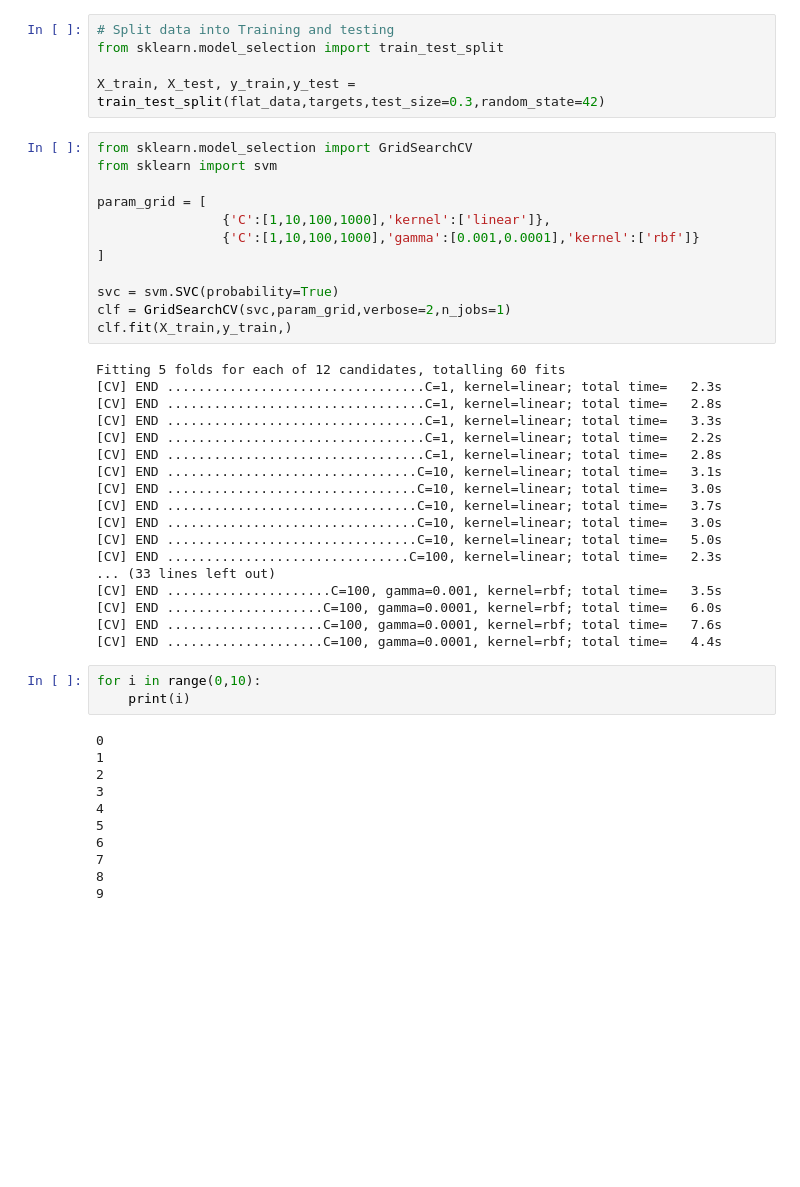
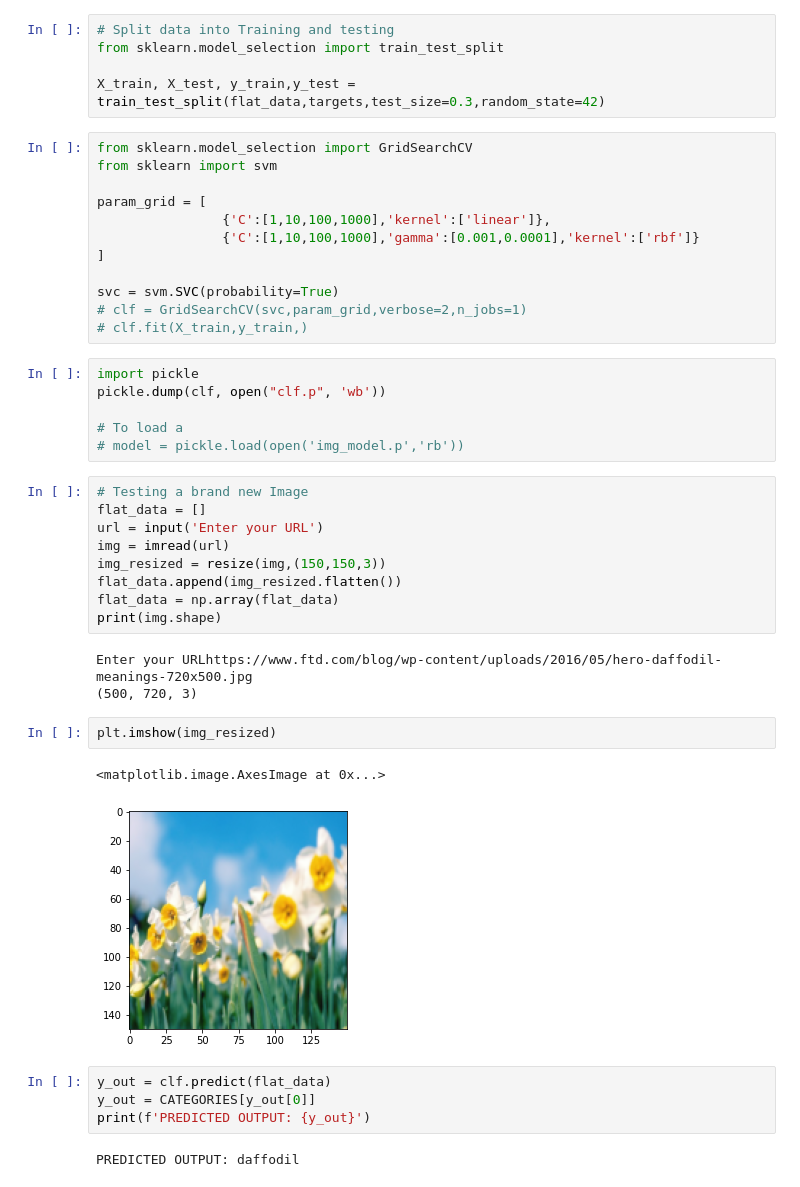
Before and after one commit to dt448/wild_life_classifier, a Jupyter notebook: model_construction.ipynb, the cells around one changed output. Drawn from its saved outputs; the diff is of its cells as text; blank space fills up the shorter version.

```diff
--- a/model_construction.ipynb
+++ b/model_construction.ipynb
@@ -123,37 +123,34 @@ param_grid = [
 ]
 
 svc = svm.SVC(probability=True)
-clf = GridSearchCV(svc,param_grid,verbose=2,n_jobs=1)
-clf.fit(X_train,y_train,)
+# clf = GridSearchCV(svc,param_grid,verbose=2,n_jobs=1)
+# clf.fit(X_train,y_train,)
-# %% [output]
-Fitting 5 folds for each of 12 candidates, totalling 60 fits
-[CV] END .................................C=1, kernel=linear; total time=   2.3s
-[CV] END .................................C=1, kernel=linear; total time=   2.8s
-[CV] END .................................C=1, kernel=linear; total time=   3.3s
-[CV] END .................................C=1, kernel=linear; total time=   2.2s
-[CV] END .................................C=1, kernel=linear; total time=   2.8s
-[CV] END ................................C=10, kernel=linear; total time=   3.1s
-[CV] END ................................C=10, kernel=linear; total time=   3.0s
-[CV] END ................................C=10, kernel=linear; total time=   3.7s
-[CV] END ................................C=10, kernel=linear; total time=   3.0s
-[CV] END ................................C=10, kernel=linear; total time=   5.0s
-[CV] END ...............................C=100, kernel=linear; total time=   2.3s
-... (33 lines left out)
-[CV] END .....................C=100, gamma=0.001, kernel=rbf; total time=   3.5s
-[CV] END ....................C=100, gamma=0.0001, kernel=rbf; total time=   6.0s
-[CV] END ....................C=100, gamma=0.0001, kernel=rbf; total time=   7.6s
-[CV] END ....................C=100, gamma=0.0001, kernel=rbf; total time=   4.4s
-# %%
-for i in range(0,10):
-    print(i)
-# %% [output]
-0
-1
-2
-3
-4
-5
-6
-7
-8
-9
+# %%
+import pickle
+pickle.dump(clf, open("clf.p", 'wb'))
+
+# To load a
+# model = pickle.load(open('img_model.p','rb'))
+# %%
+# Testing a brand new Image
+flat_data = []
+url = input('Enter your URL')
+img = imread(url)
+img_resized = resize(img,(150,150,3))
+flat_data.append(img_resized.flatten())
+flat_data = np.array(flat_data)
+print(img.shape)
+# %% [output]
+Enter your URLhttps://www.ftd.com/blog/wp-content/uploads/2016/05/hero-daffodil-meanings-720x500.jpg
+(500, 720, 3)
+# %%
+plt.imshow(img_resized)
+# %% [output]
+<matplotlib.image.AxesImage at 0x...>
+[figure, added]
+# %%
+y_out = clf.predict(flat_data)
+y_out = CATEGORIES[y_out[0]]
+print(f'PREDICTED OUTPUT: {y_out}')
+# %% [output]
+PREDICTED OUTPUT: daffodil
```
Also changed, not shown: parts of 3 cells of this notebook, 1 other file.
